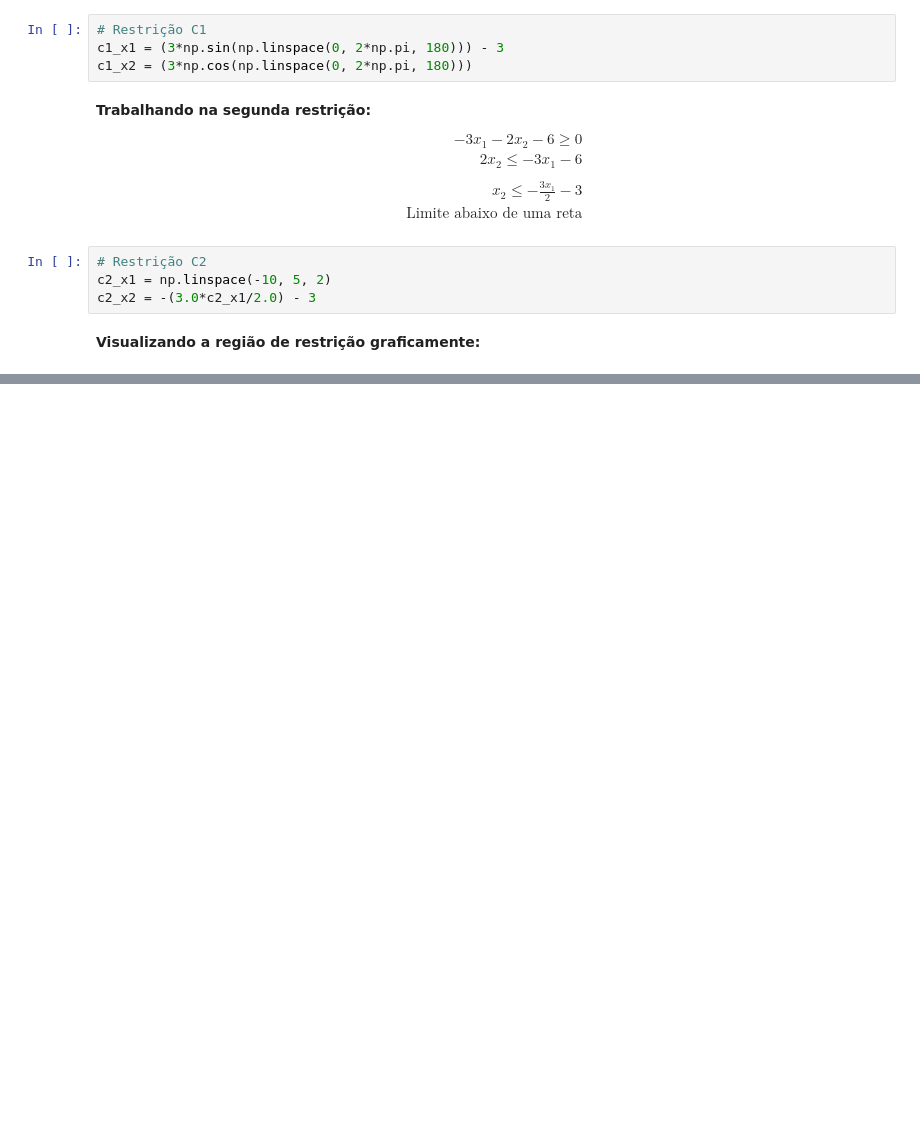
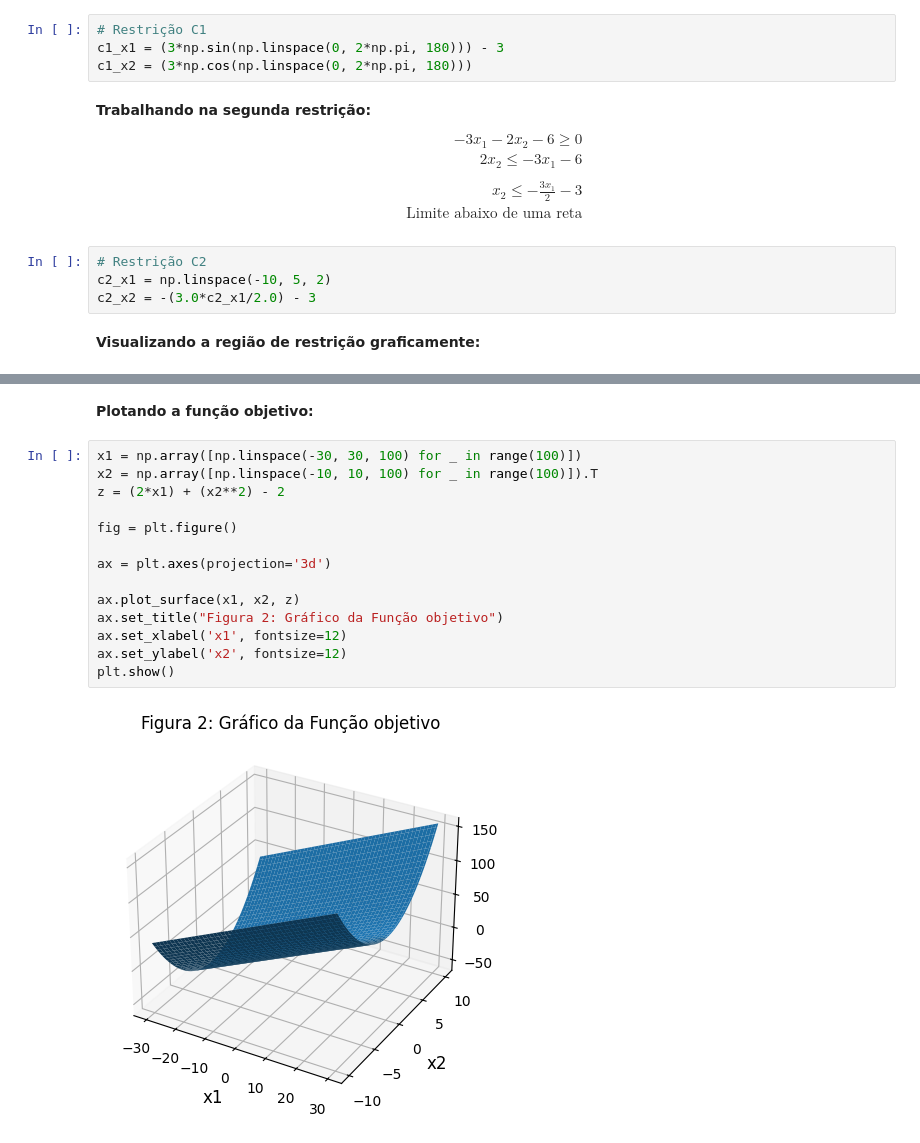
Before and after one commit to Xornotor/PPGEE-Otimizacao-Exercicios, a Jupyter notebook: Lista-01-A/Q1.ipynb, the cells around one changed output, grey strips where cells are left out. Saved outputs shown, nothing was run; the diff lists cells and outputs as text; blank space fills up the shorter version.

```diff
--- a/Lista-01-A/Q1.ipynb
+++ b/Lista-01-A/Q1.ipynb
@@ -68,0 +69,18 @@ plt.show()
+# %% [markdown]
+**Plotando a função objetivo:**
+# %%
+x1 = np.array([np.linspace(-30, 30, 100) for _ in range(100)])
+x2 = np.array([np.linspace(-10, 10, 100) for _ in range(100)]).T
+z = (2*x1) + (x2**2) - 2
+
+fig = plt.figure()
+
+ax = plt.axes(projection='3d')
+
+ax.plot_surface(x1, x2, z)
+ax.set_title("Figura 2: Gráfico da Função objetivo")
+ax.set_xlabel('x1', fontsize=12)
+ax.set_ylabel('x2', fontsize=12)
+plt.show()
+# %% [output]
+[figure, added]
```
Also changed, not shown: parts of 8 cells of this notebook.
